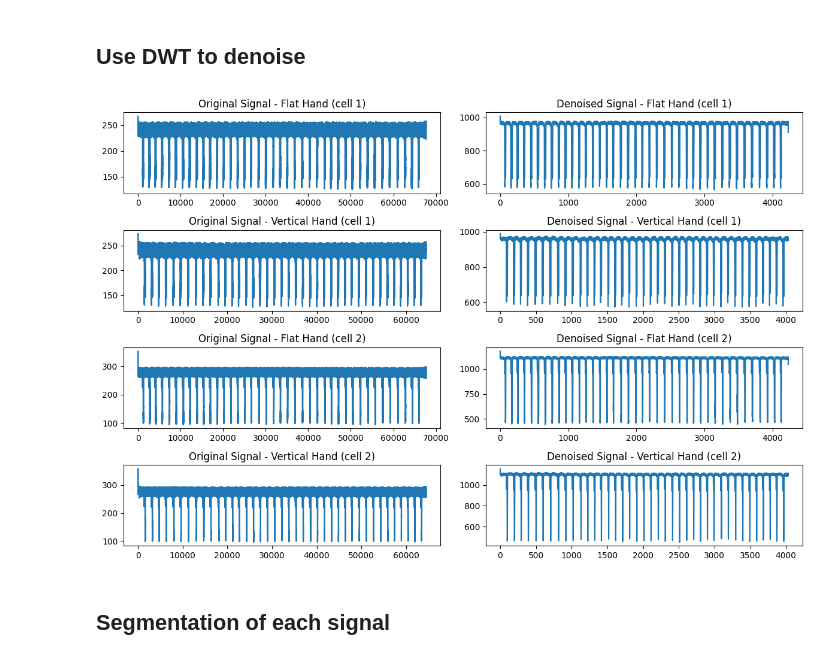
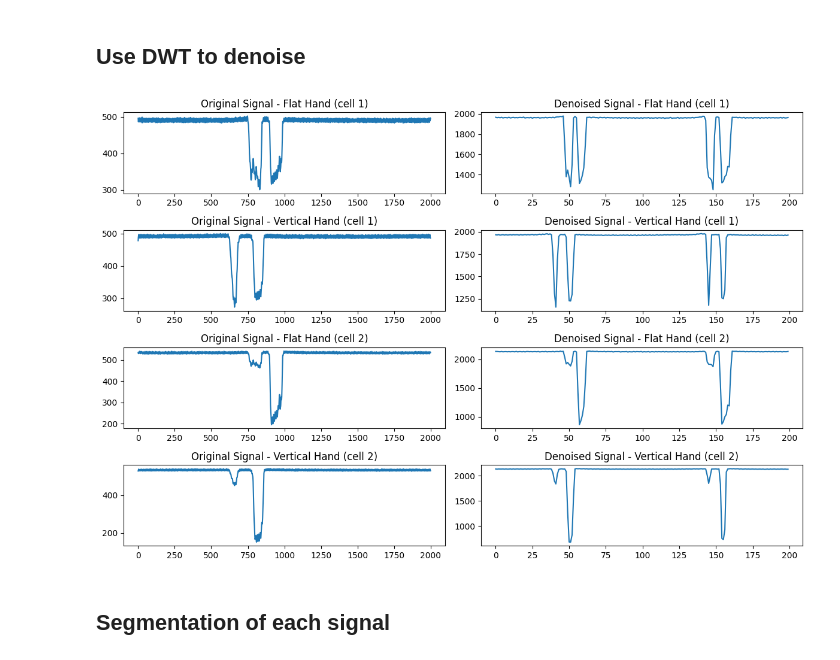
Before and after one commit to Dragonsky8/VLC_Lab_G4, a Jupyter notebook: Lab3/Processor.ipynb, the cells around one changed output. Drawn from its saved outputs; the diff is of its cells as text; code cells hidden in the pictures.

```diff
--- a/Lab3/Processor.ipynb
+++ b/Lab3/Processor.ipynb
@@ -103,8 +103,8 @@ with open('sensor_data.csv', mode='w', newline='') as file:
 ## Load the CSV files for different gestures
 # %%
 # read the csv file
-df_1 = pd.read_csv('final_dataset/flat_hand.csv')
-df_2 = pd.read_csv('final_dataset/vertical_hand.csv')
+df_1 = pd.read_csv('final_dataset/flat.csv')
+df_2 = pd.read_csv('final_dataset/vertical.csv')
 
 # get the data of each solar cell
 cell_1_label = df_1['Gesture']
@@ -162,42 +162,42 @@ solar_cell_denoised_2_vertical = pywt.waverec(coeffs_denoised_2_vertical, 'haar'
 plt.figure(figsize=(12, 8))
 
 plt.subplot(4, 2, 1)
-plt.plot(solar_cell_1_flat)
+plt.plot(solar_cell_1_flat[0:2000])
 plt.title('Original Signal - Flat Hand (cell 1)')
 
 plt.subplot(4, 2, 2)
-plt.plot(solar_cell_denoised_1_flat)
+plt.plot(solar_cell_denoised_1_flat[0:200])
 plt.title('Denoised Signal - Flat Hand (cell 1)')
 
 plt.subplot(4, 2, 3)
-plt.plot(solar_cell_1_vertical)
+plt.plot(solar_cell_1_vertical[0:2000])
 plt.title('Original Signal - Vertical Hand (cell 1)')
 
 plt.subplot(4, 2, 4)
-plt.plot(solar_cell_denoised_1_vertical)
+plt.plot(solar_cell_denoised_1_vertical[0:200])
 plt.title('Denoised Signal - Vertical Hand (cell 1)')
 
 plt.subplot(4, 2, 5)
-plt.plot(solar_cell_2_flat)
+plt.plot(solar_cell_2_flat[0:2000])
 plt.title('Original Signal - Flat Hand (cell 2)')
 
 plt.subplot(4, 2, 6)
-plt.plot(solar_cell_denoised_2_flat)
+plt.plot(solar_cell_denoised_2_flat[0:200])
 plt.title('Denoised Signal - Flat Hand (cell 2)')
 
 plt.subplot(4, 2, 7)
-plt.plot(solar_cell_2_vertical)
+plt.plot(solar_cell_2_vertical[0:2000])
 plt.title('Original Signal - Vertical Hand (cell 2)')
 
 plt.subplot(4, 2, 8)
-plt.plot(solar_cell_denoised_2_vertical)
+plt.plot(solar_cell_denoised_2_vertical[0:200])
 plt.title('Denoised Signal - Vertical Hand (cell 2)')
 
 
 plt.tight_layout()
 plt.show()
 # %% [output]
-[figure, old version]
+[figure, new version]
 # %% [markdown]
 ## Segmentation of each signal
 # %%
```
Also changed, not shown: parts of 6 cells of this notebook, 2 other files.
